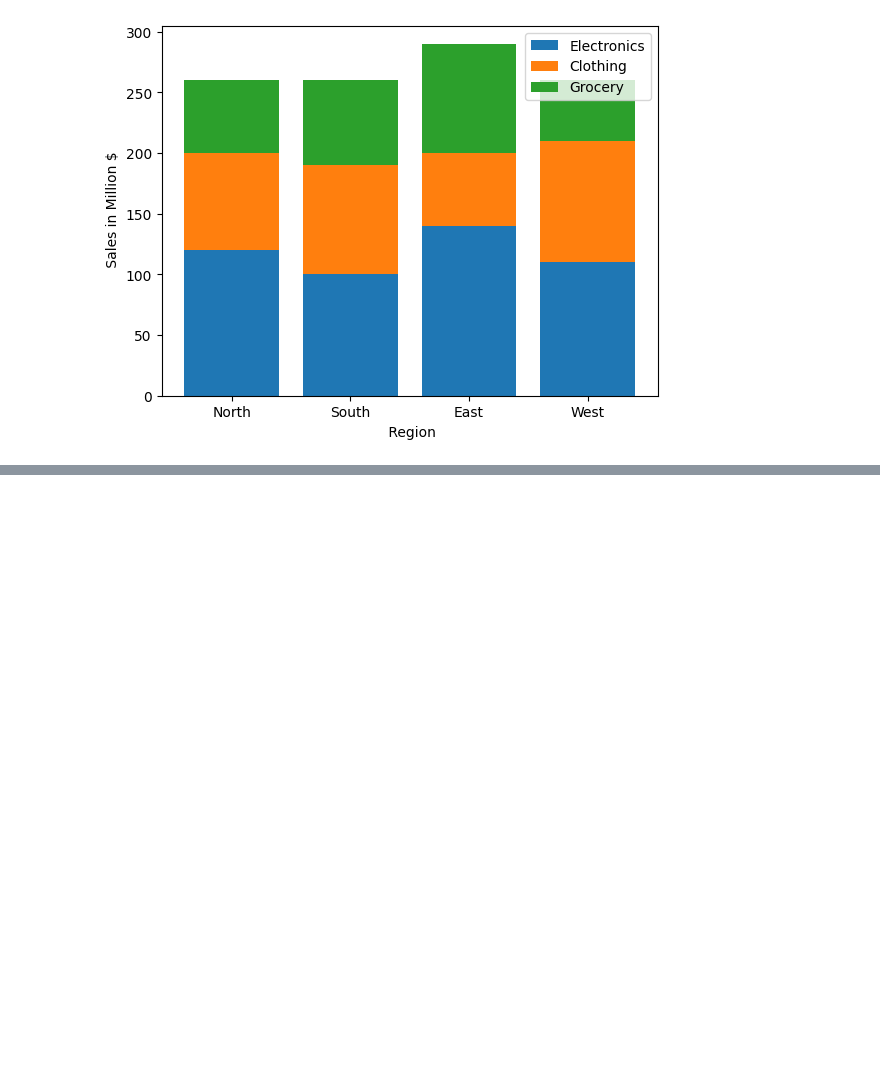
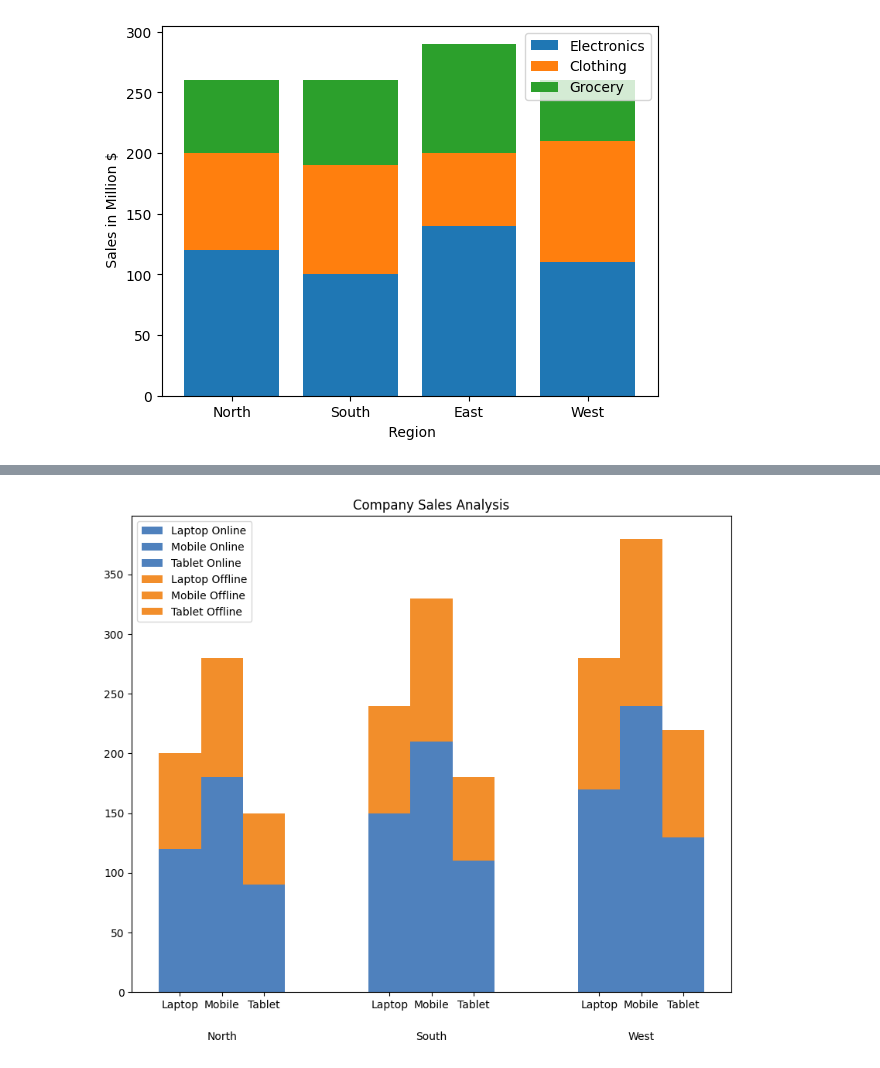
Before and after one commit to theaditya24/COMPLETE-PYTHON-FOR-DATA-ANALYTICS, a Jupyter notebook: DATA VISUALIZATION/Stacked Bar Chart.ipynb, the cells around one changed output, grey strips where cells are left out. Cells and saved outputs as stored; diff of their text form; code cells hidden in the pictures; blank space fills up the shorter version.

```diff
--- a/DATA VISUALIZATION/Stacked Bar Chart.ipynb
+++ b/DATA VISUALIZATION/Stacked Bar Chart.ipynb
@@ -142,3 +142,23 @@ plt.legend()
 plt.show()
 # %% [output]
 [figure]
+# %%
+df = pd.DataFrame({
+    'Region' : ['North','North','North',
+                'South','South','South',
+                'West','West','West'],
+
+    'Product' : ['Laptop','Mobile','Tablet',
+                 'Laptop','Mobile','Tablet',
+                 'Laptop','Mobile','Tablet'],
+
+    'Online' : [120, 180, 90,
+                150, 210, 110,
+                170, 240, 130],
+
+    'Offline' : [80, 100, 60,
+                 90, 120, 70,
+                 110, 140, 90]
+})
+
+df
@@ -144,0 +176,36 @@ plt.show()
+# %%
+x = np.array([0,1,2])
+width = 0.20
+plt.figure(figsize=(10,8))
+
+plt.bar(x-width, df[df["Product"]=="Laptop"]["Online"], width=width, label="Laptop Online", color="#4F81BD")
+plt.bar(x, df[df["Product"]=="Mobile"]["Online"], width=width, label="Mobile Online", color="#4F81BD")
+plt.bar(x+width, df[df["Product"]=="Tablet"]["Online"], width=width, label="Tablet Online", color="#4F81BD")
+
+plt.bar(x-width, df[df["Product"]=="Laptop"]["Offline"], width=width, bottom=df[df["Product"]=="Laptop"]["Online"], label="Laptop Offline", color="#F28E2B")
+
+plt.bar(x,  df[df["Product"]=="Mobile"]["Offline"], width=width,bottom= df[df["Product"]=="Mobile"]["Online"], label="Mobile Offline", color="#F28E2B")
+
+plt.bar(x+width, df[df["Product"]=="Tablet"]["Offline"], width=width,bottom=df[df["Product"]=="Tablet"]["Online"], label="Tablet Offline", color="#F28E2B")
+
+ticks = np.array([
+    x[0]-width, x[0], x[0]+width,
+    x[1]-width, x[1], x[1]+width,
+    x[2]-width, x[2], x[2]+width
+])
+
+labels = [
+    "Laptop","Mobile","Tablet",
+    "Laptop","Mobile","Tablet",
+    "Laptop","Mobile","Tablet"
+]
+
+plt.xticks(ticks, labels)
+plt.title("Company Sales Analysis")
+plt.text(0, -40, "North", ha="center")
+plt.text(1, -40, "South", ha="center")
+plt.text(2, -40, "West", ha="center")
+plt.legend()
+plt.show()
+# %% [output]
+[figure, added]
```
Also changed, not shown: parts of 1 cell of this notebook.
